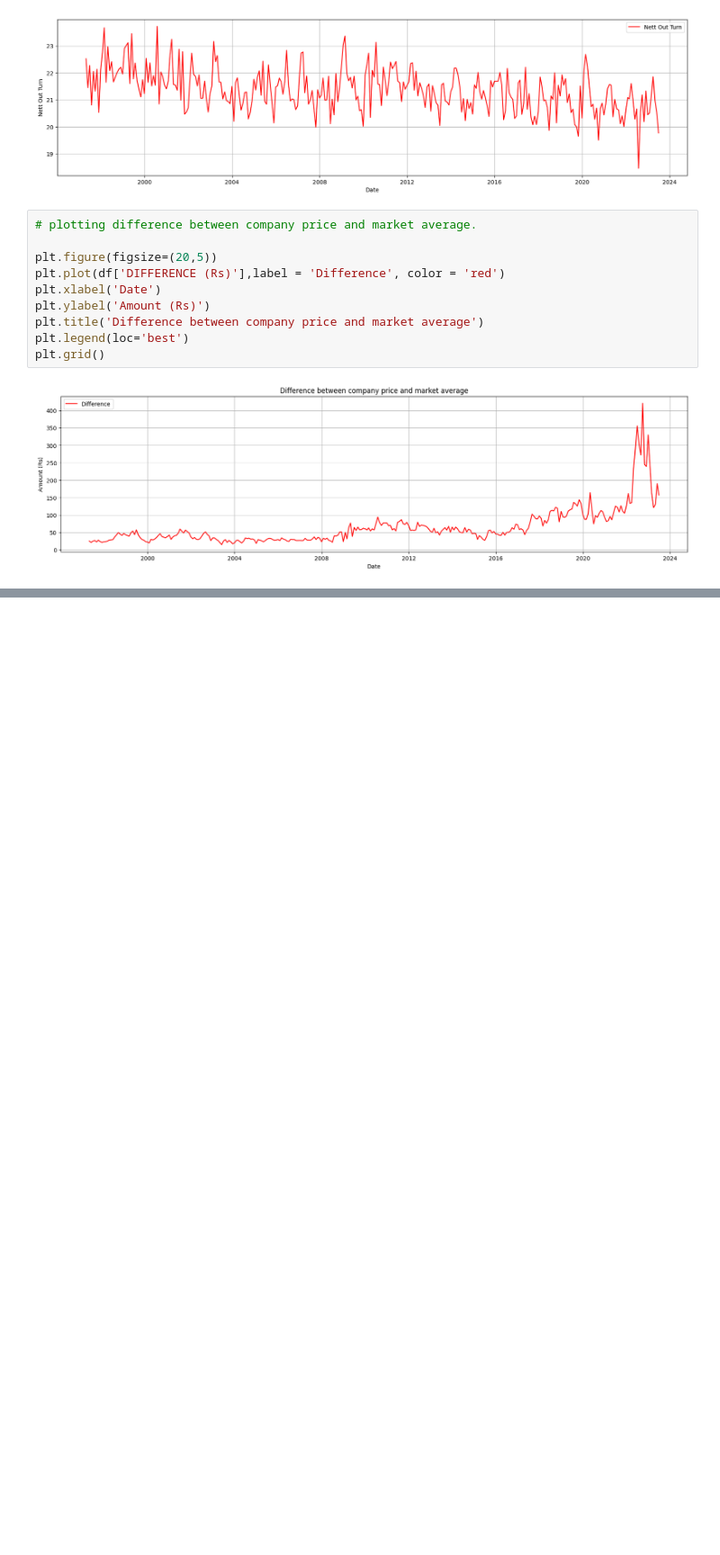
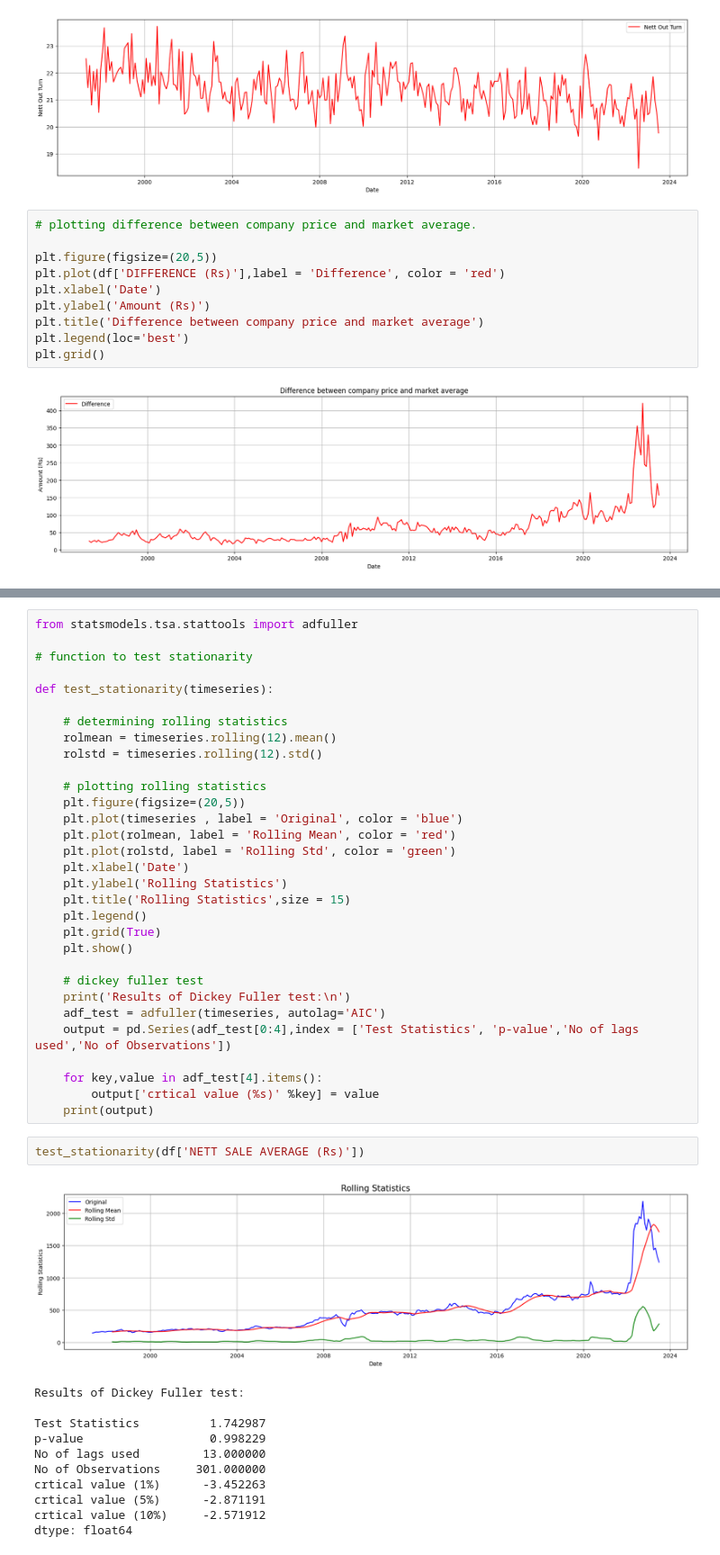
Before and after one commit to NishanD21/Time-Series-Analysis-on-Tea-Production, a Jupyter notebook: analysis.ipynb, the cells around one changed output, grey strips where cells are left out. Shown at 90% size. Cells and saved outputs as stored; diff of their text form; blank space fills up the shorter version.

```diff
--- a/analysis.ipynb
+++ b/analysis.ipynb
@@ -145,0 +164,45 @@ plt.grid()
+# %%
+from statsmodels.tsa.stattools import adfuller
+
+# function to test stationarity
+
+def test_stationarity(timeseries):
+
+    # determining rolling statistics
+    rolmean = timeseries.rolling(12).mean()
+    rolstd = timeseries.rolling(12).std()
+
+    # plotting rolling statistics
+    plt.figure(figsize=(20,5))
+    plt.plot(timeseries , label = 'Original', color = 'blue')
+    plt.plot(rolmean, label = 'Rolling Mean', color = 'red')
+    plt.plot(rolstd, label = 'Rolling Std', color = 'green')
+    plt.xlabel('Date')
+    plt.ylabel('Rolling Statistics')
+    plt.title('Rolling Statistics',size = 15)
+    plt.legend()
+    plt.grid(True)
+    plt.show()
+
+    # dickey fuller test
+    print('Results of Dickey Fuller test:\n')
+    adf_test = adfuller(timeseries, autolag='AIC')
+    output = pd.Series(adf_test[0:4],index = ['Test Statistics', 'p-value','No of lags used','No of Observations'])
+
+    for key,value in adf_test[4].items():
+        output['crtical value (%s)' %key] = value
+    print(output)
+# %%
+test_stationarity(df['NETT SALE AVERAGE (Rs)'])
+# %% [output]
+[figure, added]
+Results of Dickey Fuller test:
+
+Test Statistics          1.742987
+p-value                  0.998229
+No of lags used         13.000000
+No of Observations     301.000000
+crtical value (1%)      -3.452263
+crtical value (5%)      -2.871191
+crtical value (10%)     -2.571912
+dtype: float64
```
Also changed, not shown: parts of 11 cells of this notebook.
